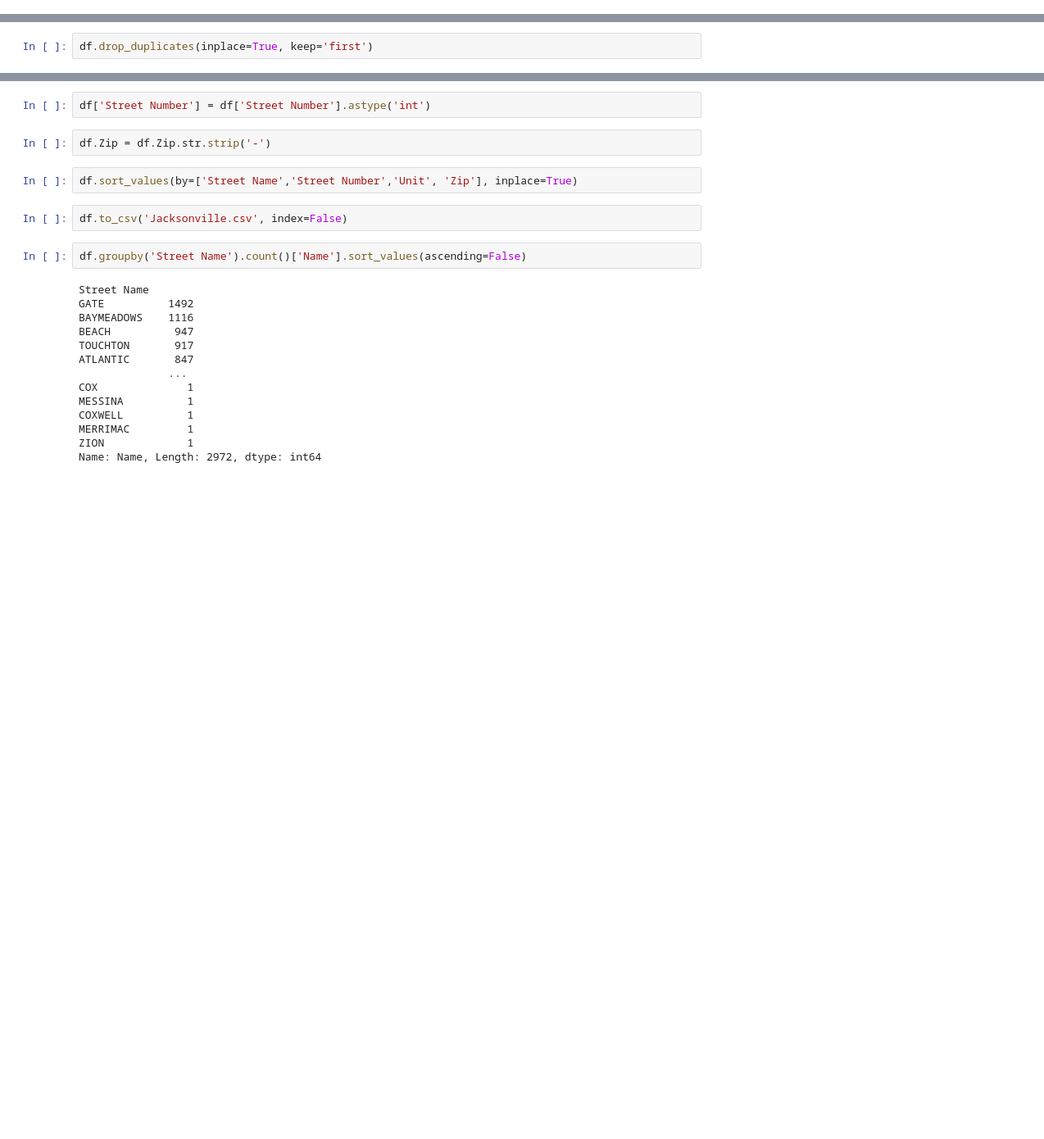
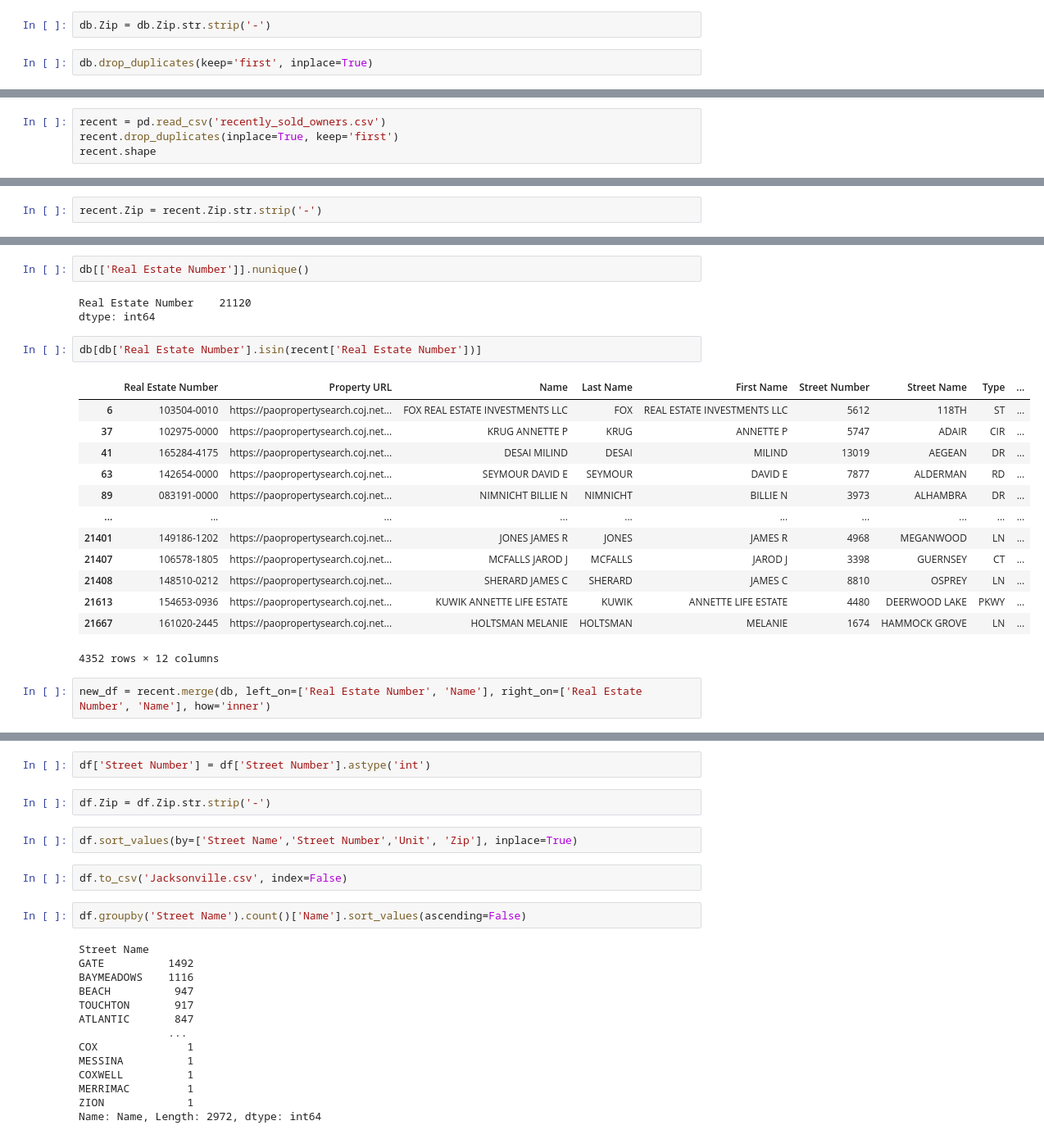
Before and after one commit to atehe/Zillow, a Jupyter notebook: clean_test.ipynb, the cells around one changed output, grey strips where cells are left out. Shown at 82% size. Drawn from its saved outputs; the diff is of its cells as text; blank space fills up the shorter version.

```diff
--- a/clean_test.ipynb
+++ b/clean_test.ipynb
@@ -23,0 +13,4 @@ df2
+# %%
+db.Zip = db.Zip.str.strip('-')
+# %%
+db.drop_duplicates(keep='first', inplace=True)
@@ -24,2 +53,4 @@ df2
 # %%
-df.drop_duplicates(inplace=True, keep='first')
+recent = pd.read_csv('recently_sold_owners.csv')
+recent.drop_duplicates(inplace=True, keep='first')
+recent.shape
@@ -25,0 +59,2 @@ df.drop_duplicates(inplace=True, keep='first')
+# %%
+recent.Zip = recent.Zip.str.strip('-')
@@ -25,0 +77,23 @@ df.drop_duplicates(inplace=True, keep='first')
+# %%
+db[['Real Estate Number']].nunique()
+# %% [output]
+Real Estate Number    21120
+dtype: int64
+# %%
+db[db['Real Estate Number'].isin(recent['Real Estate Number'])]
+# %% [output]
+|  | Real Estate Number | Property URL | Name | Last Name | First Name | Street Number | Street Name | Type | ... |
+| 6 | 103504-0010 | https://paopropertysearch.coj.net... | FOX REAL ESTATE INVESTMENTS LLC | FOX | REAL ESTATE INVESTMENTS LLC | 5612 | 118TH | ST | ... |
+| 37 | 102975-0000 | https://paopropertysearch.coj.net... | KRUG ANNETTE P | KRUG | ANNETTE P | 5747 | ADAIR | CIR | ... |
+| 41 | 165284-4175 | https://paopropertysearch.coj.net... | DESAI MILIND | DESAI | MILIND | 13019 | AEGEAN | DR | ... |
+| 63 | 142654-0000 | https://paopropertysearch.coj.net... | SEYMOUR DAVID E | SEYMOUR | DAVID E | 7877 | ALDERMAN | RD | ... |
+| 89 | 083191-0000 | https://paopropertysearch.coj.net... | NIMNICHT BILLIE N | NIMNICHT | BILLIE N | 3973 | ALHAMBRA | DR | ... |
+| ... | ... | ... | ... | ... | ... | ... | ... | ... | ... |
+| 21401 | 149186-1202 | https://paopropertysearch.coj.net... | JONES JAMES R | JONES | JAMES R | 4968 | MEGANWOOD | LN | ... |
+| 21407 | 106578-1805 | https://paopropertysearch.coj.net... | MCFALLS JAROD J | MCFALLS | JAROD J | 3398 | GUERNSEY | CT | ... |
+| 21408 | 148510-0212 | https://paopropertysearch.coj.net... | SHERARD JAMES C | SHERARD | JAMES C | 8810 | OSPREY | LN | ... |
+| 21613 | 154653-0936 | https://paopropertysearch.coj.net... | KUWIK ANNETTE LIFE ESTATE | KUWIK | ANNETTE LIFE ESTATE | 4480 | DEERWOOD LAKE | PKWY | ... |
+| 21667 | 161020-2445 | https://paopropertysearch.coj.net... | HOLTSMAN MELANIE | HOLTSMAN | MELANIE | 1674 | HAMMOCK GROVE | LN | ... |
+4352 rows × 12 columns
+# %%
+new_df = recent.merge(db, left_on=['Real Estate Number', 'Name'], right_on=['Real Estate Number', 'Name'], how='inner')
```
Also changed, not shown: parts of 19 cells of this notebook, 7 other files.
